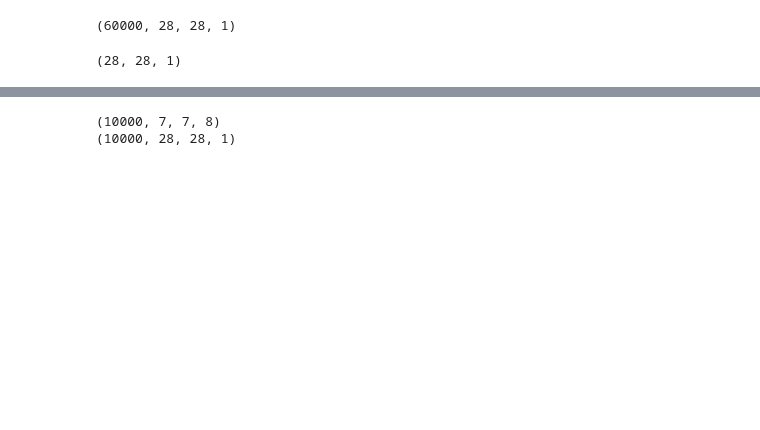
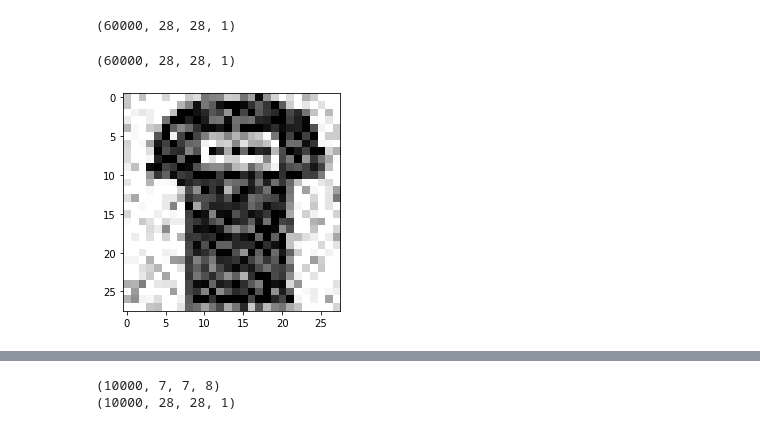
Before and after one commit to MAOK-Yongsuk/One-AI-Project-per-week-Challenge, a Jupyter notebook: Week03/ImageDenoise.ipynb, the cells around one changed output, grey strips where cells are left out. Drawn from its saved outputs; the diff is of its cells as text; code cells hidden in the pictures; blank space fills up the shorter version.

Commit message:
updating show data before and after

```diff
--- a/Week03/ImageDenoise.ipynb
+++ b/Week03/ImageDenoise.ipynb
@@ -30,10 +30,12 @@ Downloading data from https://storage.googleapis.com/tensorflow/tf-keras-dataset
 noise_factor = 0.2
 X_train_noisy = X_train + noise_factor * np.random.normal(loc=0.0, scale=1.0, size=X_train.shape)
 X_test_noisy = X_test + noise_factor * np.random.normal(loc=0.0, scale=1.0, size=X_test.shape)
+print(X_train_noisy.shape)
 
 X_train_noisy = np.clip(X_train_noisy, 0., 1.)
 X_test_noisy = np.clip(X_test_noisy, 0., 1.)
 
-X_train.shape
+X_train_noisy.shape
 # %% [output]
 (60000, 28, 28, 1)
+(60000, 28, 28, 1)
@@ -40,10 +47,9 @@ X_train.shape
 # %%
 img = X_train_noisy[1]
-# plt.imshow(img, cmap=plt.cm.gray_r)
-# plt.show()
-img.shape
+plt.imshow(deDims(img), cmap=plt.cm.gray_r)
+plt.show()
 # %% [output]
-(28, 28, 1)
+[figure, added]
 # %%
 from tensorflow.keras.layers import InputLayer, Conv2D, Conv2DTranspose
 from tensorflow.keras import Model, Sequential
```
Also changed, not shown: parts of 4 cells of this notebook.
